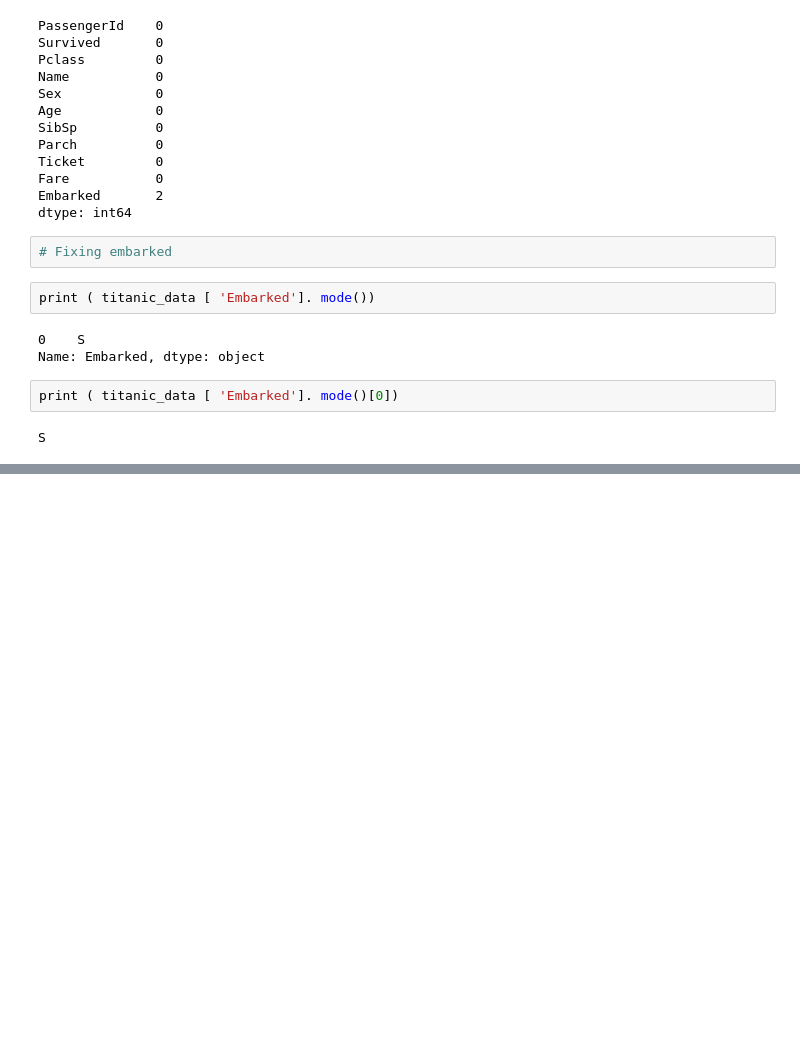
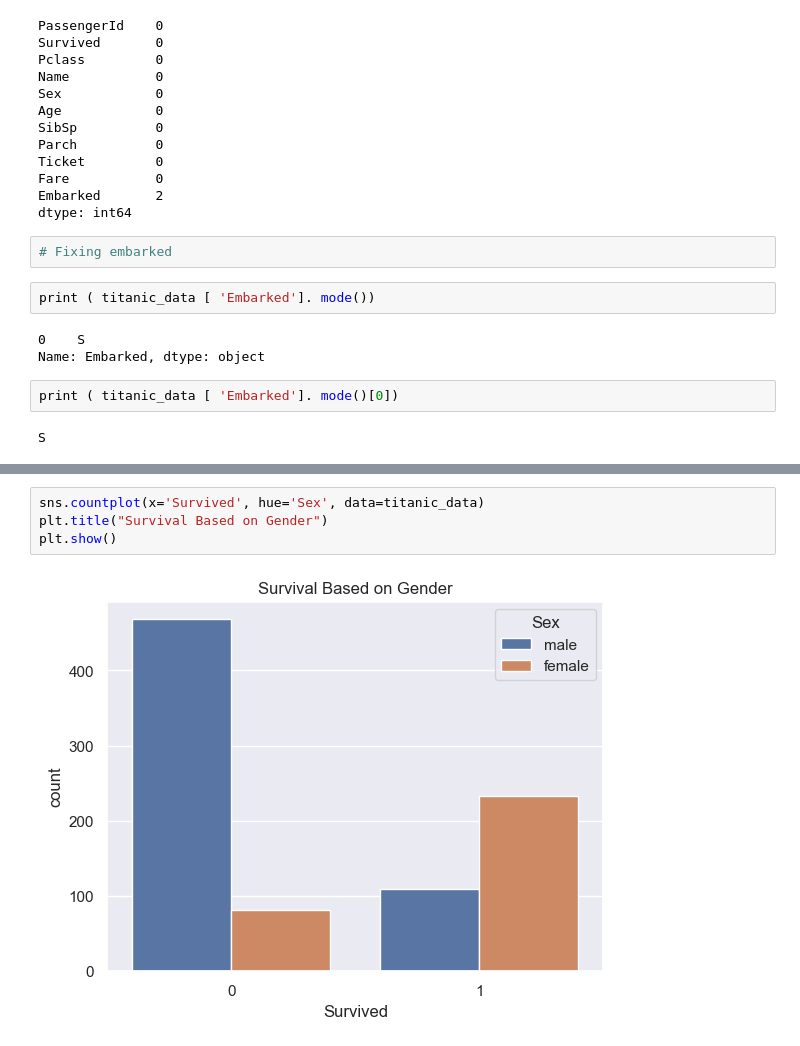
Before and after one commit to Aaratiii/Titanic_-Survival_Prediction, a Jupyter notebook: survival prediction.ipynb, the cells around one changed output, grey strips where cells are left out. Drawn from its saved outputs; the diff is of its cells as text; blank space fills up the shorter version.

```diff
--- a/survival prediction.ipynb
+++ b/survival prediction.ipynb
@@ -172,0 +231,6 @@ SyntaxError: invalid syntax. Perhaps you forgot a comma? (1389354527.py, line 1)
+# %%
+sns.countplot(x='Survived', hue='Sex', data=titanic_data)
+plt.title("Survival Based on Gender")
+plt.show()
+# %% [output]
+[figure, added]
```
Also changed, not shown: parts of 16 cells of this notebook.
